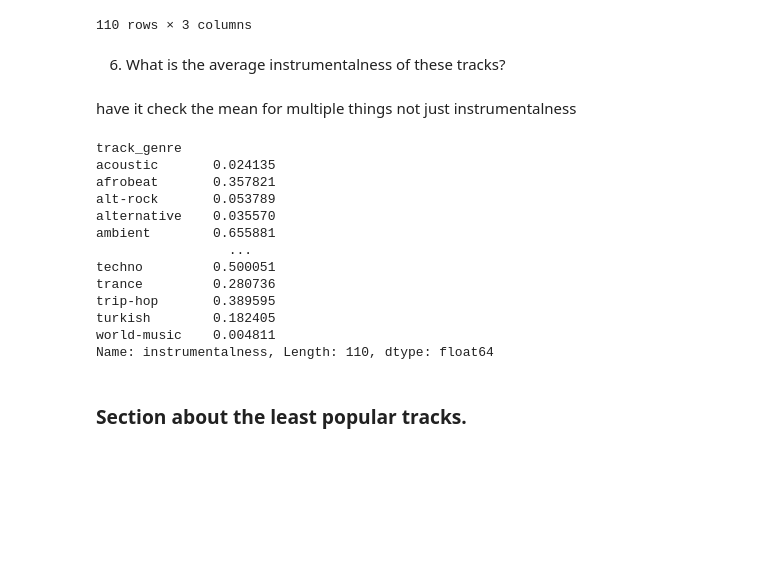
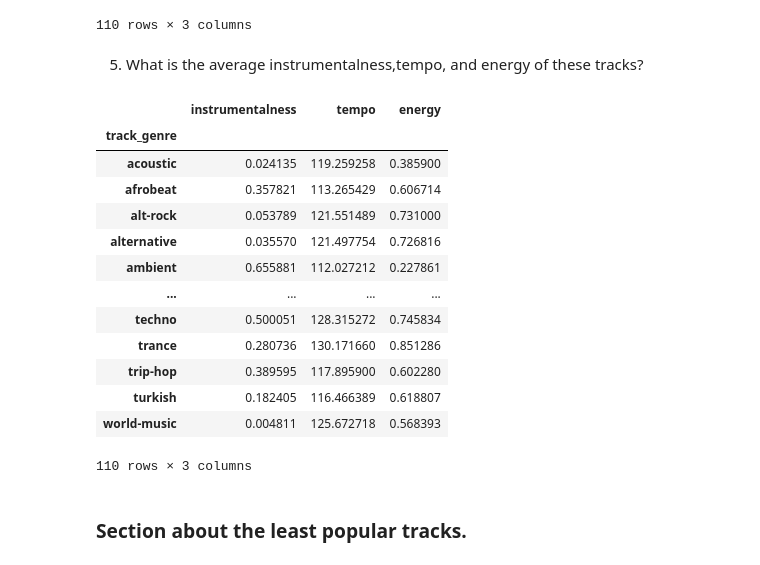
Before and after one commit to kayleeodom/Final-ds, a Jupyter notebook: Final.ipynb, the cells around one changed output. Cells and saved outputs as stored; diff of their text form; code cells hidden in the pictures; blank space fills up the shorter version.

```diff
--- a/Final.ipynb
+++ b/Final.ipynb
@@ -176,25 +187,24 @@ answer
 | world-music | 633462 | 75969 | 303183.883459 |
 110 rows × 3 columns
 # %% [markdown]
-6. What is the average instrumentalness of these tracks?
+5. What is the average instrumentalness,tempo, and energy of these tracks?
-# %% [markdown]
-have it check the mean for multiple things not just instrumentalness
 # %%
-top_fifty.groupby('track_genre').instrumentalness.mean()
+top_fifty.groupby('track_genre')['instrumentalness','tempo','energy'].mean()
 # %% [output]
+|  | instrumentalness | tempo | energy |
+| track_genre |  |  |  |
+| acoustic | 0.024135 | 119.259258 | 0.385900 |
+| afrobeat | 0.357821 | 113.265429 | 0.606714 |
+| alt-rock | 0.053789 | 121.551489 | 0.731000 |
+| alternative | 0.035570 | 121.497754 | 0.726816 |
+| ambient | 0.655881 | 112.027212 | 0.227861 |
+| ... | ... | ... | ... |
+| techno | 0.500051 | 128.315272 | 0.745834 |
+| trance | 0.280736 | 130.171660 | 0.851286 |
+| trip-hop | 0.389595 | 117.895900 | 0.602280 |
+| turkish | 0.182405 | 116.466389 | 0.618807 |
+| world-music | 0.004811 | 125.672718 | 0.568393 |
-track_genre
-acoustic       0.024135
-afrobeat       0.357821
-alt-rock       0.053789
-alternative    0.035570
-ambient        0.655881
-                 ...
-techno         0.500051
-trance         0.280736
-trip-hop       0.389595
-turkish        0.182405
-world-music    0.004811
-Name: instrumentalness, Length: 110, dtype: float64
+110 rows × 3 columns
 # %% [markdown]
 ### Section about the least popular tracks.
 # %% [markdown]
```
Also changed, not shown: parts of 17 cells of this notebook.
